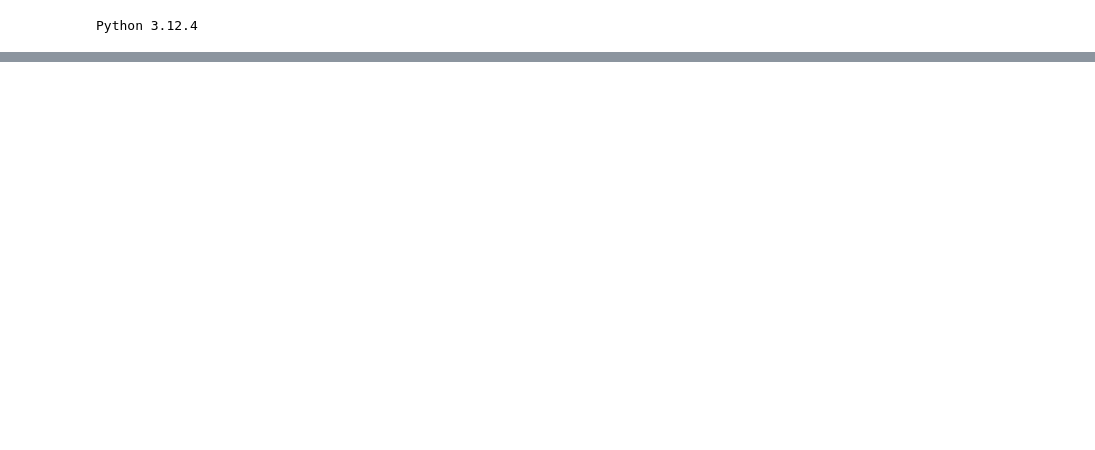
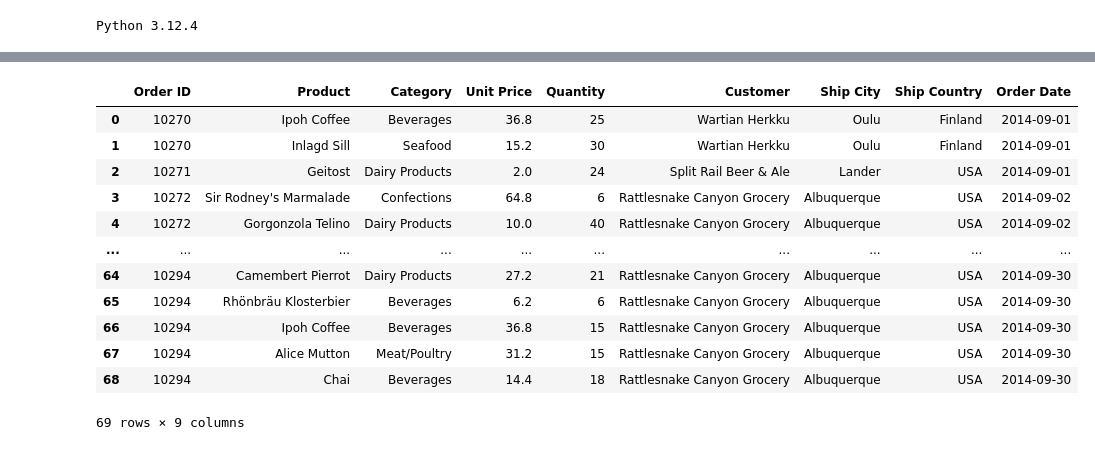
Before and after one commit to rvagelet/Python, a Jupyter notebook: 17072024.ipynb, the cells around one changed output, grey strips where cells are left out. Saved outputs shown, nothing was run; the diff lists cells and outputs as text; code cells hidden in the pictures; blank space fills up the shorter version.

```diff
--- a/17072024.ipynb
+++ b/17072024.ipynb
@@ -38,0 +49,19 @@ Python 3.12.4
+# %%
+import pandas as pd
+septiembre2014 = pd.read_excel(r"/content/VentasGroucery_Meses.xlsx",1)  #posant-li el número després de la coma, obre la pastenya per l'ordre que va
+sheet_name="Ventas Septiembre 2014"
+septiembre2014
+# %% [output]
+|  | Order ID | Product | Category | Unit Price | Quantity | Customer | Ship City | Ship Country | Order Date |
+| 0 | 10270 | Ipoh Coffee | Beverages | 36.8 | 25 | Wartian Herkku | Oulu | Finland | 2014-09-01 |
+| 1 | 10270 | Inlagd Sill | Seafood | 15.2 | 30 | Wartian Herkku | Oulu | Finland | 2014-09-01 |
+| 2 | 10271 | Geitost | Dairy Products | 2.0 | 24 | Split Rail Beer & Ale | Lander | USA | 2014-09-01 |
+| 3 | 10272 | Sir Rodney's Marmalade | Confections | 64.8 | 6 | Rattlesnake Canyon Grocery | Albuquerque | USA | 2014-09-02 |
+| 4 | 10272 | Gorgonzola Telino | Dairy Products | 10.0 | 40 | Rattlesnake Canyon Grocery | Albuquerque | USA | 2014-09-02 |
+| ... | ... | ... | ... | ... | ... | ... | ... | ... | ... |
+| 64 | 10294 | Camembert Pierrot | Dairy Products | 27.2 | 21 | Rattlesnake Canyon Grocery | Albuquerque | USA | 2014-09-30 |
+| 65 | 10294 | Rhönbräu Klosterbier | Beverages | 6.2 | 6 | Rattlesnake Canyon Grocery | Albuquerque | USA | 2014-09-30 |
+| 66 | 10294 | Ipoh Coffee | Beverages | 36.8 | 15 | Rattlesnake Canyon Grocery | Albuquerque | USA | 2014-09-30 |
+| 67 | 10294 | Alice Mutton | Meat/Poultry | 31.2 | 15 | Rattlesnake Canyon Grocery | Albuquerque | USA | 2014-09-30 |
+| 68 | 10294 | Chai | Beverages | 14.4 | 18 | Rattlesnake Canyon Grocery | Albuquerque | USA | 2014-09-30 |
+69 rows × 9 columns
```
Also changed, not shown: parts of 8 cells of this notebook.
